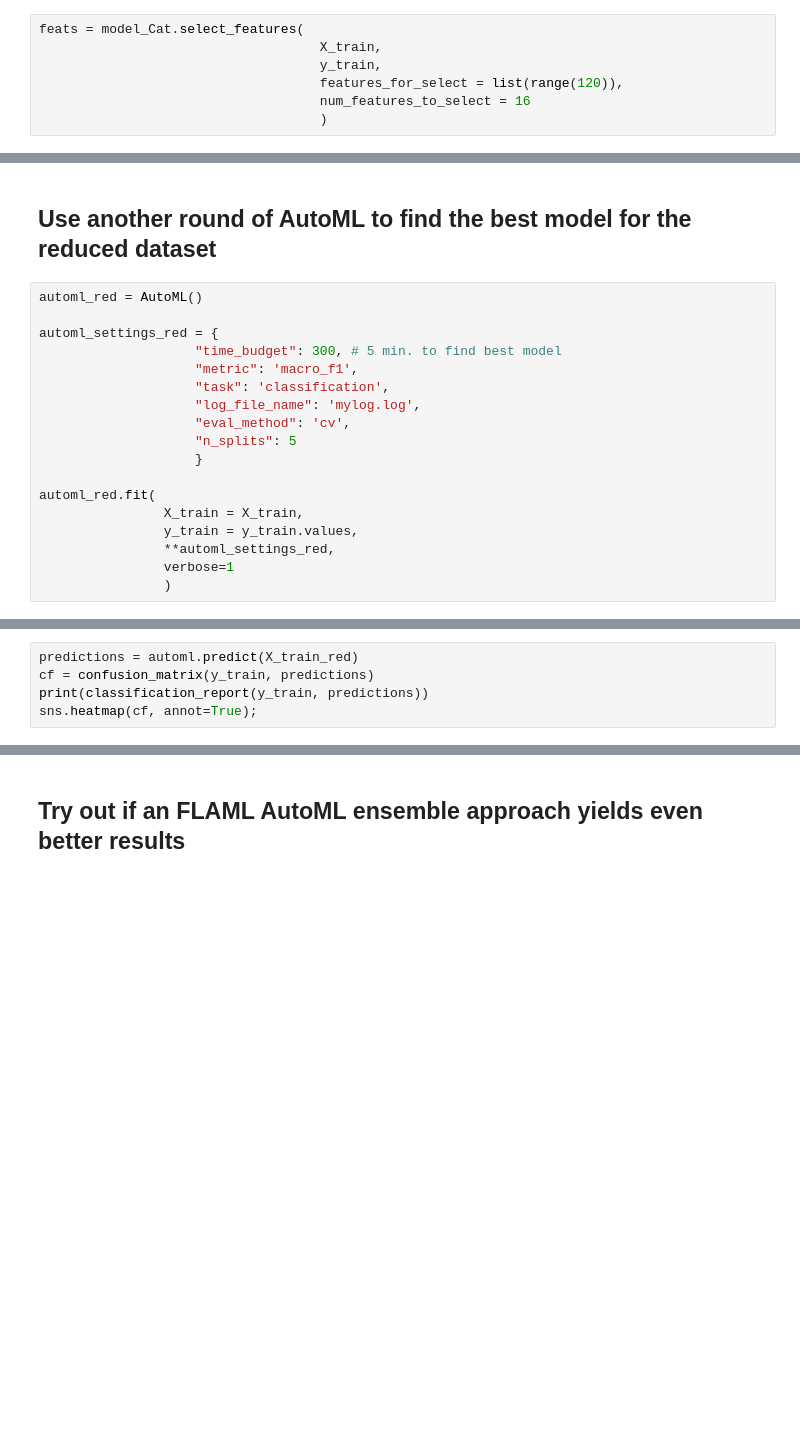
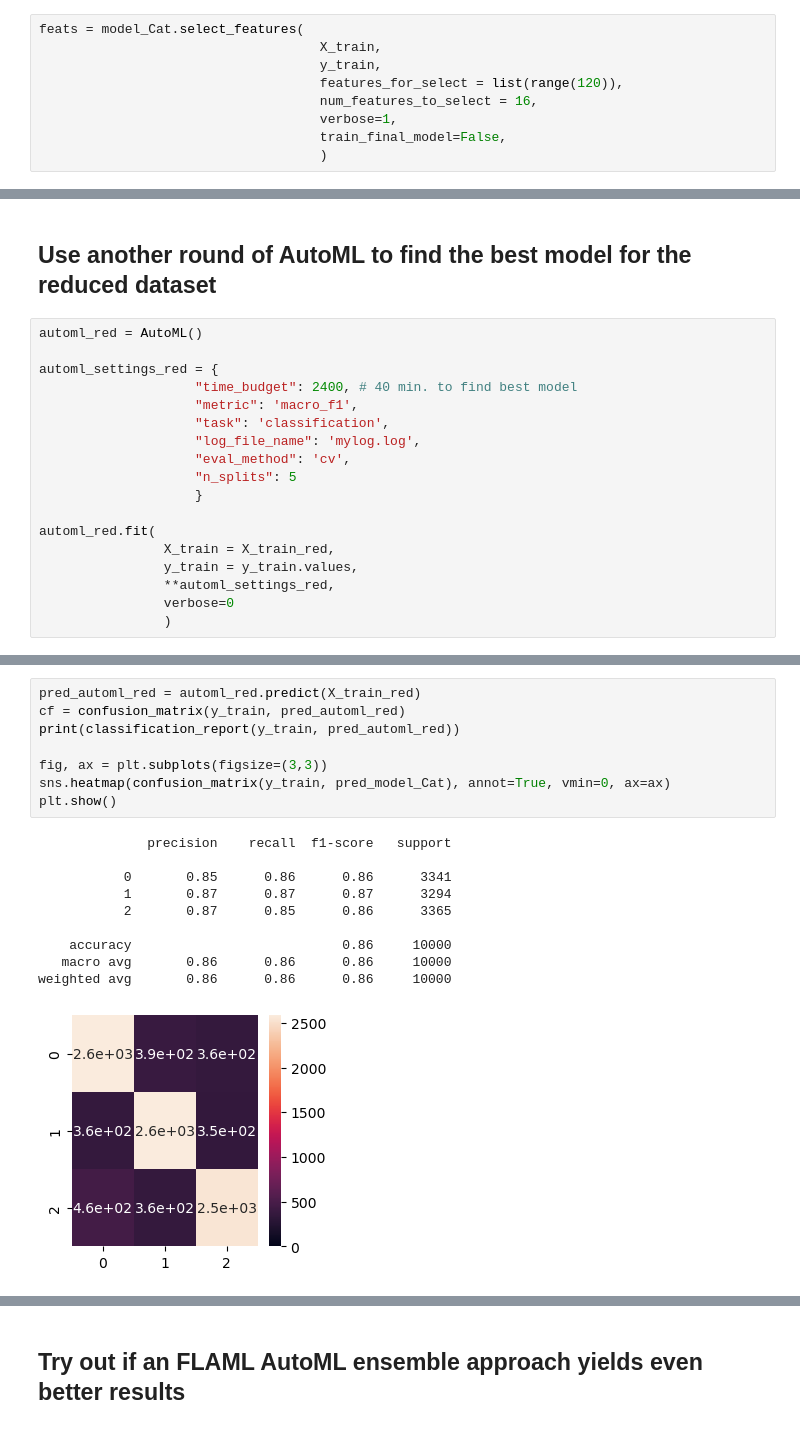
Before and after one commit to g-ammer/supervised_ML_competition, a Jupyter notebook: notebooks/supervisedml-data-challenge.ipynb, the cells around one changed output, grey strips where cells are left out. Drawn from its saved outputs; the diff is of its cells as text; blank space fills up the shorter version.

```diff
--- a/notebooks/supervisedml-data-challenge.ipynb
+++ b/notebooks/supervisedml-data-challenge.ipynb
@@ -172,7 +202,9 @@ feats = model_Cat.select_features(
                                     X_train,
                                     y_train,
                                     features_for_select = list(range(120)),
-                                    num_features_to_select = 16
+                                    num_features_to_select = 16,
+                                    verbose=1,
+                                    train_final_model=False,
                                     )
 # %% [output]
 Step #1 out of 1
@@ -204,7 +236,7 @@ X_train_red.shape
 automl_red = AutoML()
 
 automl_settings_red = {
-                    "time_budget": 300, # 5 min. to find best model
+                    "time_budget": 2400, # 40 min. to find best model
                     "metric": 'macro_f1',
                     "task": 'classification',
                     "log_file_name": 'mylog.log',
@@ -213,8 +245,8 @@ automl_settings_red = {
                     }
 
 automl_red.fit(
-                X_train = X_train,
+                X_train = X_train_red,
                 y_train = y_train.values,
                 **automl_settings_red,
-                verbose=1
+                verbose=0
                 )
@@ -221,5 +267,19 @@ automl_red.fit(
 # %%
-predictions = automl.predict(X_train_red)
-cf = confusion_matrix(y_train, predictions)
-print(classification_report(y_train, predictions))
-sns.heatmap(cf, annot=True);
+pred_automl_red = automl_red.predict(X_train_red)
+cf = confusion_matrix(y_train, pred_automl_red)
+print(classification_report(y_train, pred_automl_red))
+
+fig, ax = plt.subplots(figsize=(3,3))
+sns.heatmap(confusion_matrix(y_train, pred_model_Cat), annot=True, vmin=0, ax=ax)
+plt.show()
+# %% [output]
+              precision    recall  f1-score   support
+
+           0       0.85      0.86      0.86      3341
+           1       0.87      0.87      0.87      3294
+           2       0.87      0.85      0.86      3365
+
+    accuracy                           0.86     10000
+   macro avg       0.86      0.86      0.86     10000
+weighted avg       0.86      0.86      0.86     10000
+[figure, added]
```
Also changed, not shown: parts of 53 cells of this notebook, 22 other files.
